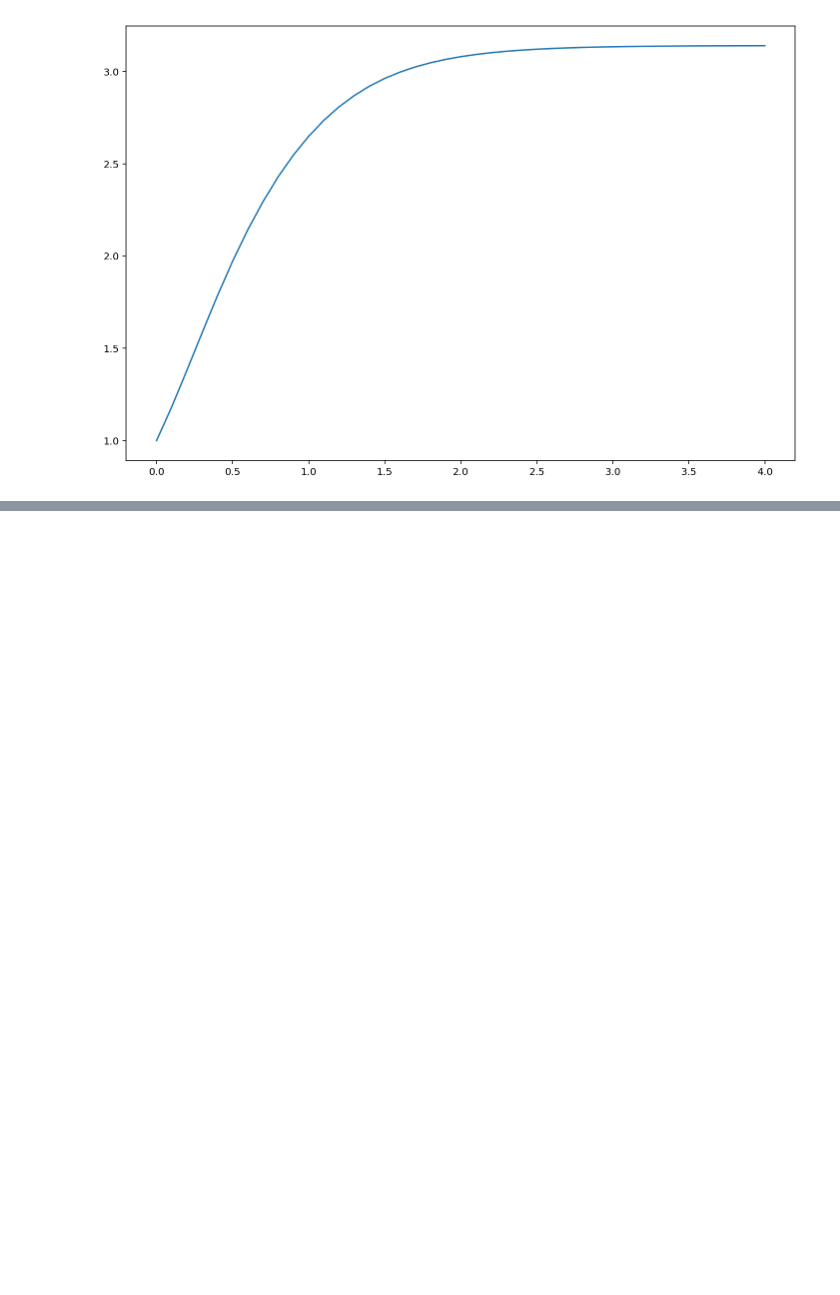
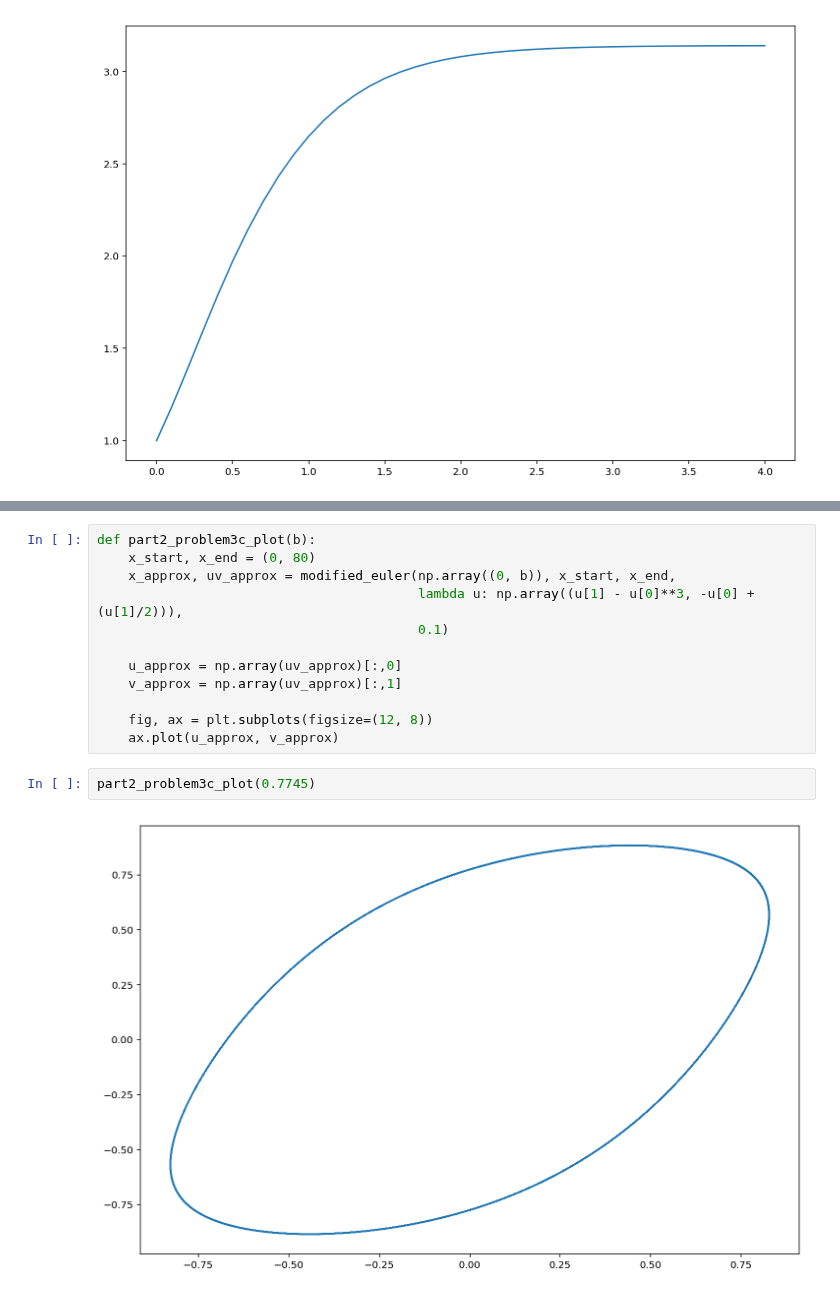
Before and after one commit to themichaelyang/dynsys, a Jupyter notebook: hw-9.ipynb, the cells around one changed output, grey strips where cells are left out. Drawn from its saved outputs; the diff is of its cells as text; blank space fills up the shorter version.

```diff
--- a/hw-9.ipynb
+++ b/hw-9.ipynb
@@ -134,0 +182,16 @@ part2_problem2(0.1)
+# %%
+def part2_problem3c_plot(b):
+    x_start, x_end = (0, 80)
+    x_approx, uv_approx = modified_euler(np.array((0, b)), x_start, x_end,
+                                         lambda u: np.array((u[1] - u[0]**3, -u[0] + (u[1]/2))),
+                                         0.1)
+
+    u_approx = np.array(uv_approx)[:,0]
+    v_approx = np.array(uv_approx)[:,1]
+
+    fig, ax = plt.subplots(figsize=(12, 8))
+    ax.plot(u_approx, v_approx)
+# %%
+part2_problem3c_plot(0.7745)
+# %% [output]
+[figure, added]
```
Also changed, not shown: parts of 7 cells of this notebook, 1 other file.
